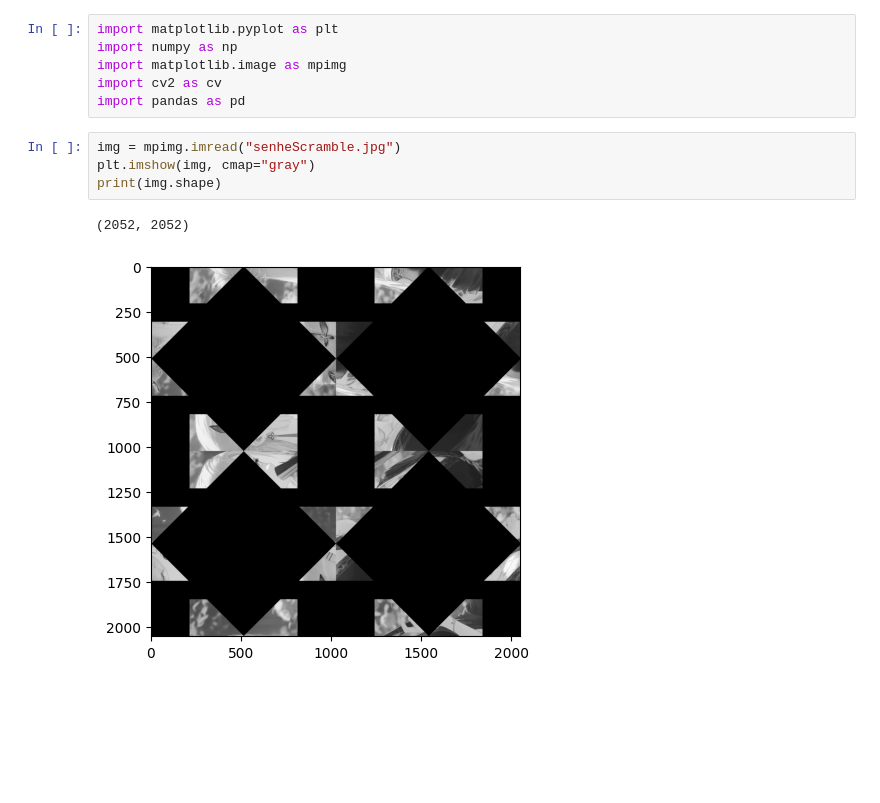
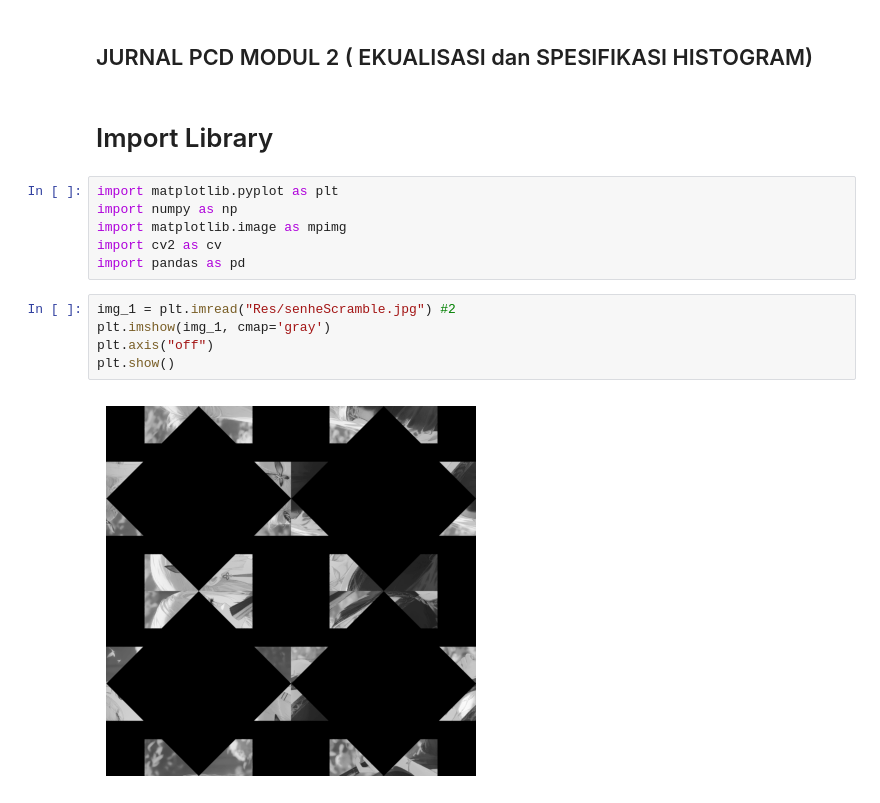
Before and after one commit to NiPutuAlvinaPutri/Modul_2_Template_Jurnal, a Jupyter notebook: modul2.ipynb, the cells around one changed output. Saved outputs shown, nothing was run; the diff lists cells and outputs as text; blank space fills up the shorter version.

Commit message:
coba_modul2

```diff
--- a/modul2.ipynb
+++ b/modul2.ipynb
@@ -1,3 +1,7 @@
+# %% [markdown]
+## JURNAL PCD MODUL 2 ( EKUALISASI dan SPESIFIKASI HISTOGRAM)
+# %% [markdown]
+# Import Library
 # %%
 import matplotlib.pyplot as plt
 import numpy as np
@@ -5,9 +9,9 @@ import matplotlib.image as mpimg
 import cv2 as cv
 import pandas as pd
 # %%
-img = mpimg.imread("senheScramble.jpg")
-plt.imshow(img, cmap="gray")
-print(img.shape)
+img_1 = plt.imread("Res/senheScramble.jpg") #2
+plt.imshow(img_1, cmap='gray')
+plt.axis("off")
+plt.show()
 # %% [output]
-(2052, 2052)
-[figure, old version]
+[figure, new version]
```
Also changed, not shown: parts of 15 cells of this notebook, 4 other files.
